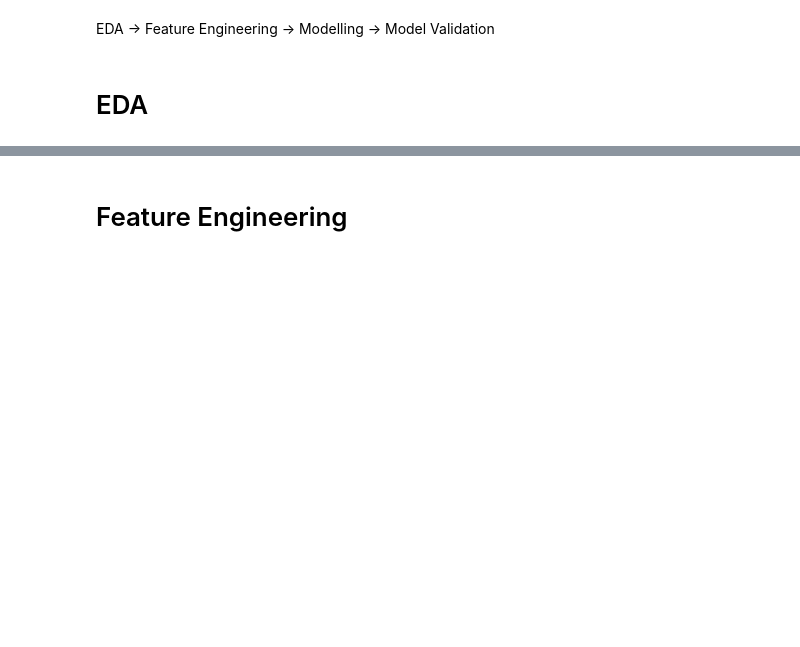
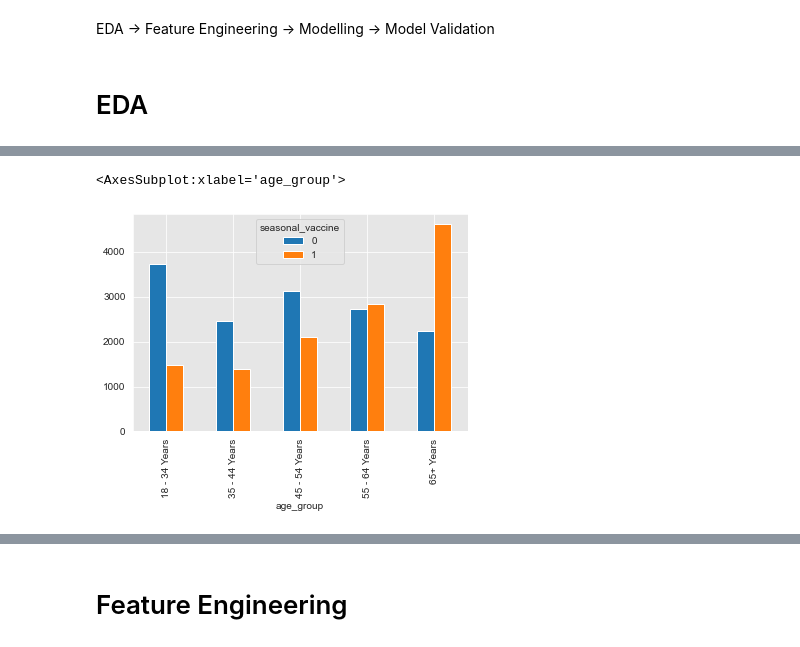
Before and after one commit to rredd002/Flu-Analysis, a Jupyter notebook: notebook.ipynb, the cells around one changed output, grey strips where cells are left out. Drawn from its saved outputs; the diff is of its cells as text; code cells hidden in the pictures; blank space fills up the shorter version.

```diff
--- a/notebook.ipynb
+++ b/notebook.ipynb
@@ -20,0 +58,6 @@ survey_data = cleaned_train_features.merge(right=train_labels, how='inner', on='
+# %%
+vaccine_by_eco_stats = survey_data.groupby(['age_group', 'seasonal_vaccine'])['seasonal_vaccine'].count()
+vaccine_by_eco_stats.unstack().plot(kind='bar')
+# %% [output]
+<AxesSubplot:xlabel='age_group'>
+[figure, added]
```
Also changed, not shown: parts of 24 cells of this notebook.
